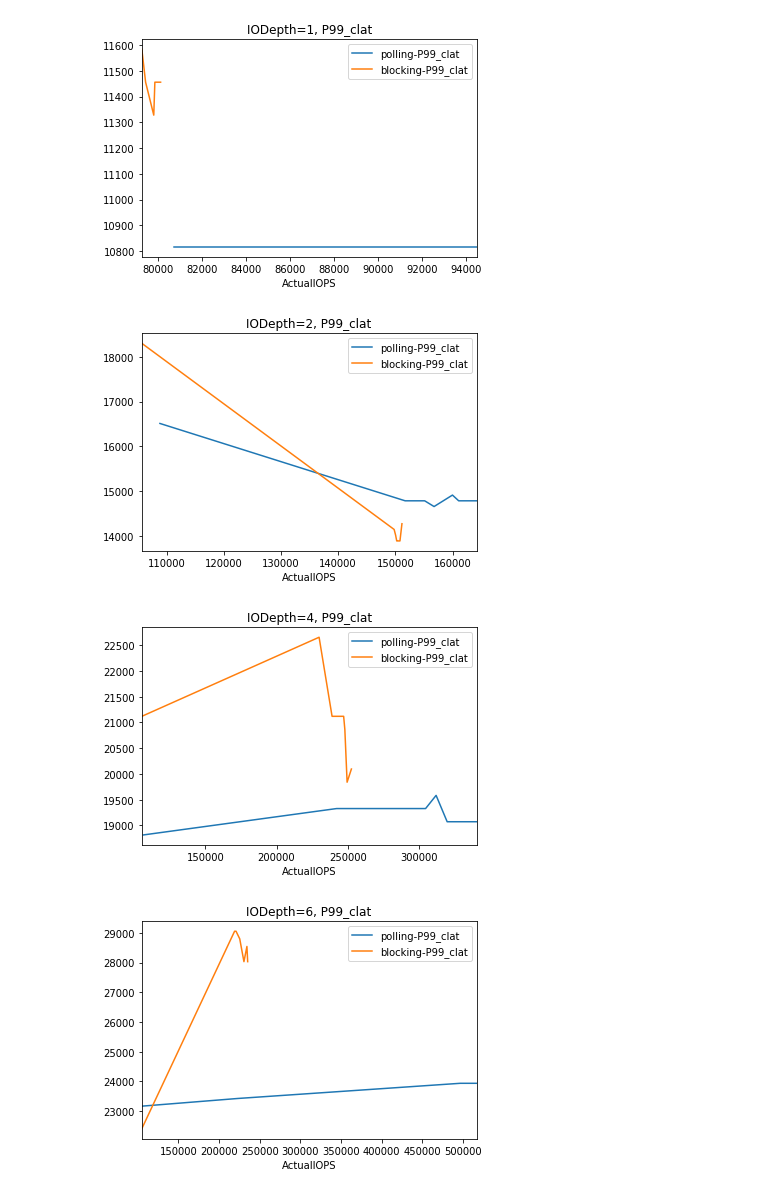
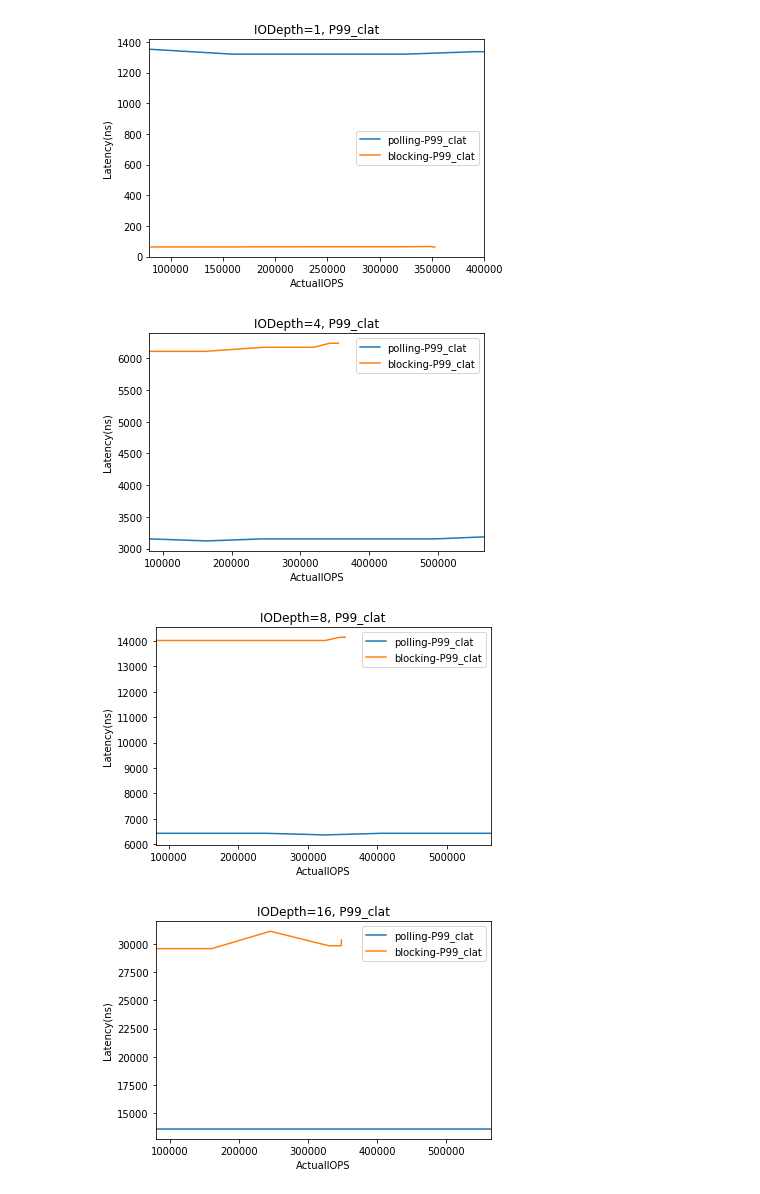
Before and after one commit to mickeydonkey/fio_benchmarks, a Jupyter notebook: 1_process_ramfs_cpuusage/plot_iops_mean.ipynb, the cells around one changed output. Saved outputs shown, nothing was run; the diff lists cells and outputs as text; code cells hidden in the pictures.

Commit message:
modify plot files.

```diff
--- a/1_process_ramfs_cpuusage/plot_iops_mean.ipynb
+++ b/1_process_ramfs_cpuusage/plot_iops_mean.ipynb
@@ -4,10 +4,11 @@ import json
 import sys
 from collections import namedtuple
 import pandas as pd
+import matplotlib.pyplot as plt
 
 Benchmark = namedtuple('Benchmark', 'isPolling iodepth numjobs GenIOPS ActualIOPS P99_lat cpu_idleness')
 NumJobs = [1]
-IODepth = [1, 2, 4,6, 8]
+IODepth = [1, 4, 8, 16]
 IOPS = (100000, 200000, 300000, 400000, 500000, 600000, 700000)
 
 entries = os.listdir("./")
@@ -21,7 +22,6 @@ for file in json_files:
         except:
             sys.stderr.write("error loading json %s" % file, file=sys.stdout)
             exit(1)
-    sss = file.split("-")
     b1 = Benchmark(int(dd["jobs"][0]["job options"]["sqthread_poll"]), \
         int(dd["jobs"][0]["job options"]["iodepth"]), \
         int(dd["jobs"][0]["job options"]["numjobs"]), \
@@ -29,7 +29,6 @@ for file in json_files:
         float(dd["jobs"][0]["read"]["iops_mean"]), \
         float(dd["jobs"][0]["read"]["clat_ns"]["percentile"]["99.000000"]),\
         float(dd["cpu_idleness"]["system"])
-
         )
     benchmark_record.append(b1)
 
@@ -55,19 +38,17 @@ df
 # %%
-import matplotlib.pyplot as plt
-
 for iod in IODepth:
-#     print(iod)
     blocking=df[(df["isPolling"]==0)&(df["iodepth"]==iod)]
     blocking=blocking.sort_values(by="ActualIOPS")
 
     polling=df[(df["isPolling"]==1)&(df["iodepth"]==iod)]
     polling=polling.sort_values(by="ActualIOPS")
 
     ax = polling.plot.line(x="ActualIOPS",y="P99_lat",label="polling-P99_clat")
     blocking.plot.line(x="ActualIOPS",y="P99_lat",ax=ax, label="blocking-P99_clat")
     ax.set_title(label="IODepth=%d, P99_clat" % (iod))
+    ax.set_ylabel("Latency(ns)")
 # %% [output]
-[figure, old version]
+[figure, new version]
-[figure, old version]
+[figure, new version]
-[figure, old version]
+[figure, new version]
-[figure, old version]
+[figure, new version]
```
Also changed, not shown: parts of 3 cells of this notebook.
